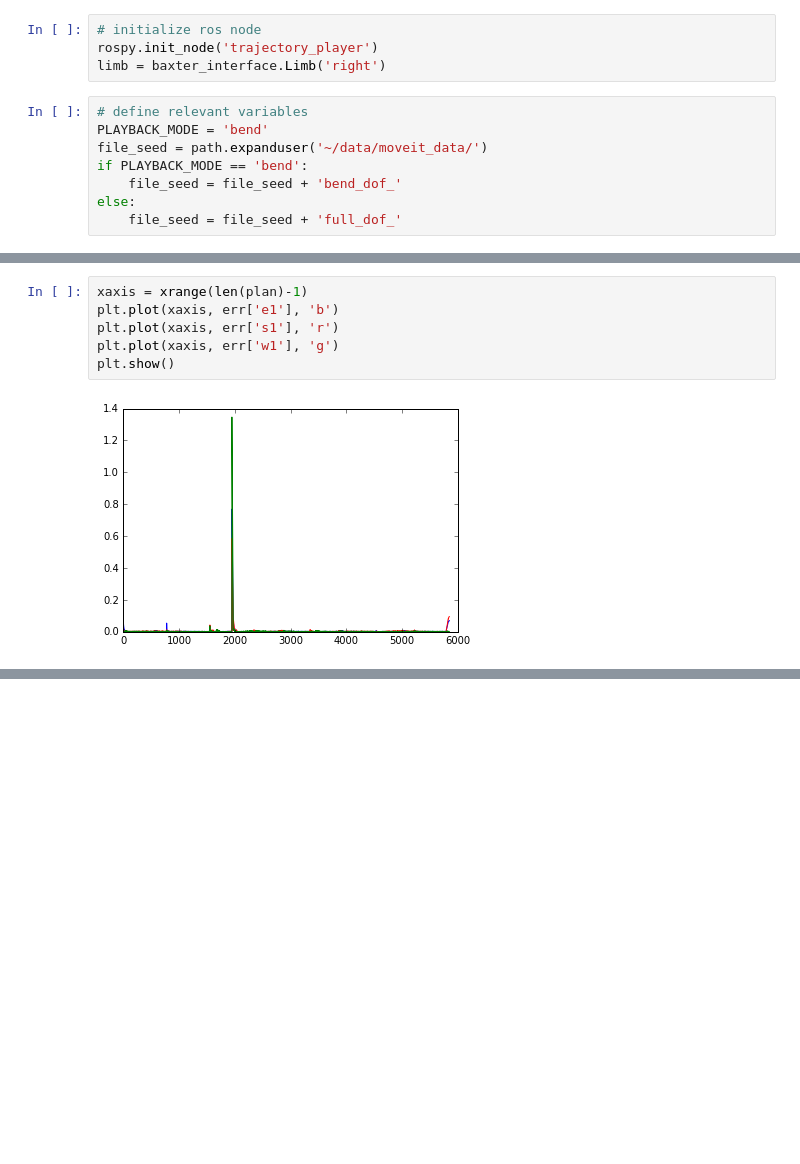
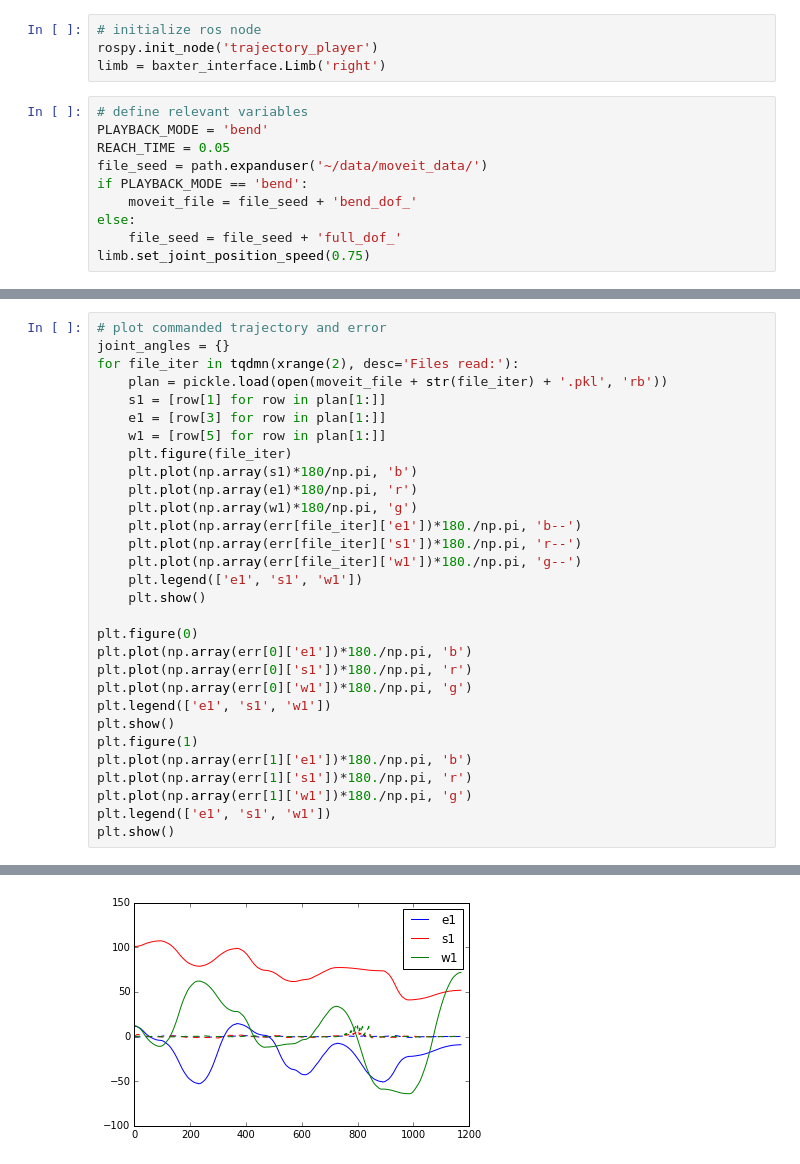
Before and after one commit to anthonysimeonov/baxter_experiments, a Jupyter notebook: scripts/ArbitraryPlayback.ipynb, the cells around one changed output, grey strips where cells are left out. Cells and saved outputs as stored; diff of their text form; blank space fills up the shorter version.

Commit message:
smooth moveit traj with playback

```diff
--- a/scripts/ArbitraryPlayback.ipynb
+++ b/scripts/ArbitraryPlayback.ipynb
@@ -14,11 +16,13 @@ limb = baxter_interface.Limb('right')
 # %%
 # define relevant variables
 PLAYBACK_MODE = 'bend'
+REACH_TIME = 0.05
 file_seed = path.expanduser('~/data/moveit_data/')
 if PLAYBACK_MODE == 'bend':
-    file_seed = file_seed + 'bend_dof_'
+    moveit_file = file_seed + 'bend_dof_'
 else:
     file_seed = file_seed + 'full_dof_'
+limb.set_joint_position_speed(0.75)
 # %%
 # in a loop load all the plans and replay
 joint_angles = {}
@@ -58,8 +68,31 @@ NameError: name 'observations' is not defined
-# %%
-xaxis = xrange(len(plan)-1)
-plt.plot(xaxis, err['e1'], 'b')
-plt.plot(xaxis, err['s1'], 'r')
-plt.plot(xaxis, err['w1'], 'g')
-plt.show()
-# %% [output]
-[figure, removed]
+# %%
+# plot commanded trajectory and error
+joint_angles = {}
+for file_iter in tqdmn(xrange(2), desc='Files read:'):
+    plan = pickle.load(open(moveit_file + str(file_iter) + '.pkl', 'rb'))
+    s1 = [row[1] for row in plan[1:]]
+    e1 = [row[3] for row in plan[1:]]
+    w1 = [row[5] for row in plan[1:]]
+    plt.figure(file_iter)
+    plt.plot(np.array(s1)*180/np.pi, 'b')
+    plt.plot(np.array(e1)*180/np.pi, 'r')
+    plt.plot(np.array(w1)*180/np.pi, 'g')
+    plt.plot(np.array(err[file_iter]['e1'])*180./np.pi, 'b--')
+    plt.plot(np.array(err[file_iter]['s1'])*180./np.pi, 'r--')
+    plt.plot(np.array(err[file_iter]['w1'])*180./np.pi, 'g--')
+    plt.legend(['e1', 's1', 'w1'])
+    plt.show()
+
+plt.figure(0)
+plt.plot(np.array(err[0]['e1'])*180./np.pi, 'b')
+plt.plot(np.array(err[0]['s1'])*180./np.pi, 'r')
+plt.plot(np.array(err[0]['w1'])*180./np.pi, 'g')
+plt.legend(['e1', 's1', 'w1'])
+plt.show()
+plt.figure(1)
+plt.plot(np.array(err[1]['e1'])*180./np.pi, 'b')
+plt.plot(np.array(err[1]['s1'])*180./np.pi, 'r')
+plt.plot(np.array(err[1]['w1'])*180./np.pi, 'g')
+plt.legend(['e1', 's1', 'w1'])
+plt.show()
+# %% [output]
@@ -65,0 +100 @@ plt.show()
+[figure, added]
```
Also changed, not shown: parts of 3 cells of this notebook, 1 other file.
